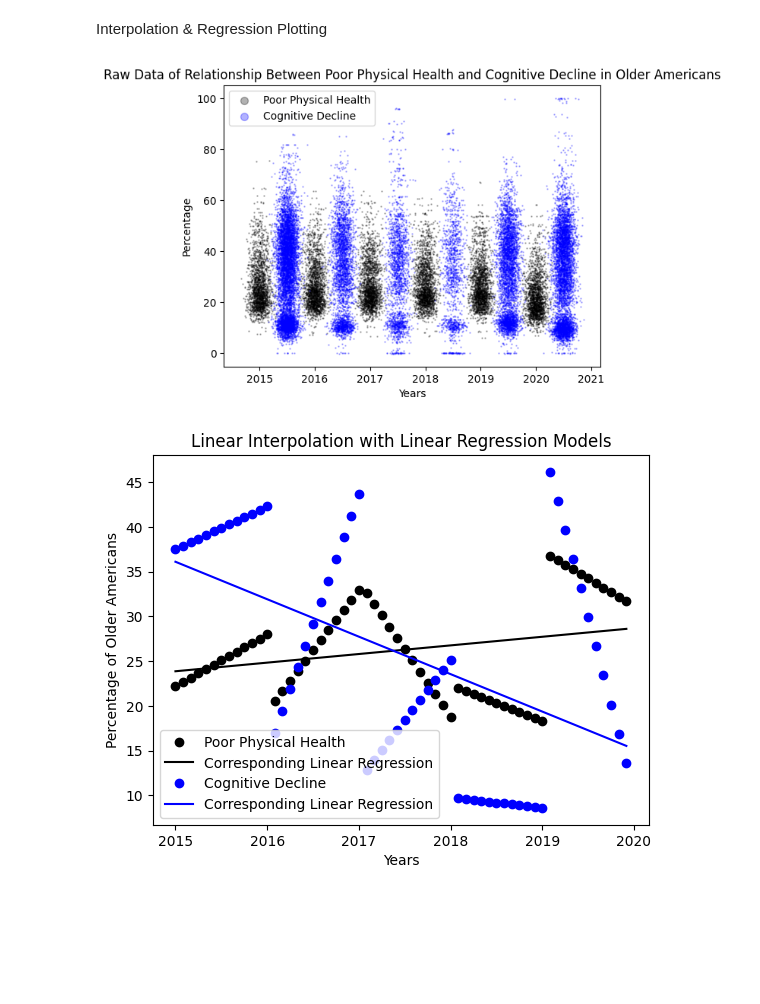
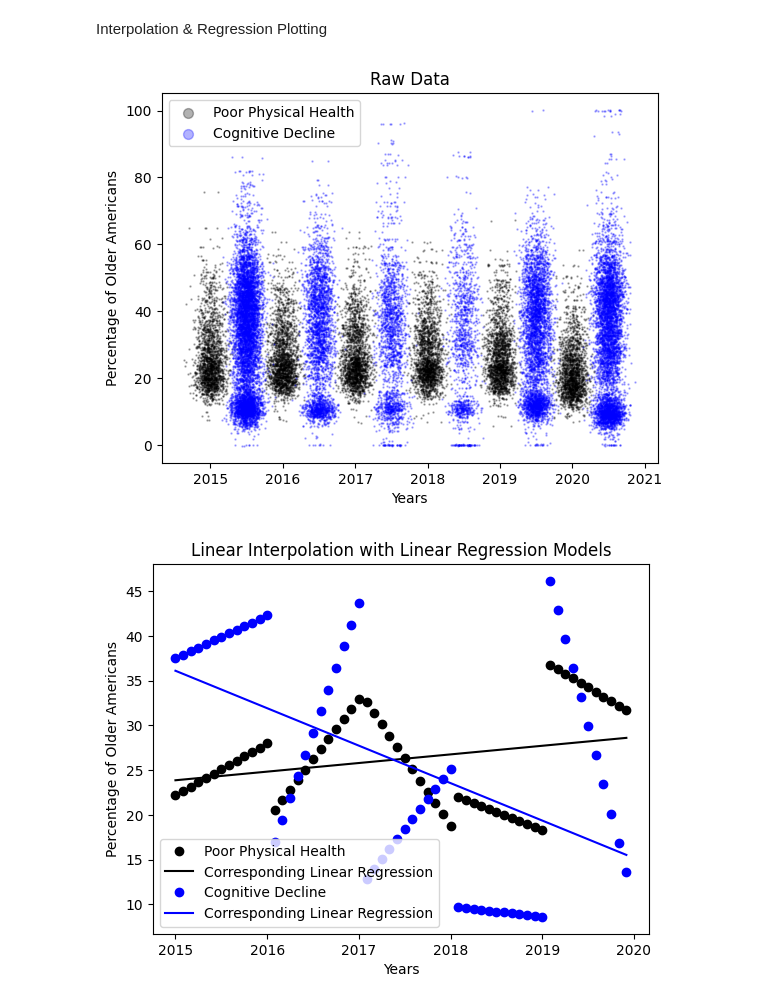
Before and after one commit to wannleach/MAT-421, a Jupyter notebook: Paper.ipynb, the cells around one changed output. Drawn from its saved outputs; the diff is of its cells as text; code cells hidden in the pictures; blank space fills up the shorter version.

```diff
--- a/Paper.ipynb
+++ b/Paper.ipynb
@@ -117,8 +117,8 @@ plt.figure(figsize = figsize)
 plt.scatter(years_physical_jittered, percent_physical_jittered, marker = marker, c = color_physical, s = s, alpha = alpha, label="Poor Physical Health")
 plt.scatter(years_cognitive_jittered, percent_cognitive_jittered, marker = marker, c = color_cognitive, s = s, alpha = alpha, label="Cognitive Decline")
 plt.xlabel('Years')
-plt.ylabel('Percentage')
-plt.title('Raw Data of Relationship Between Poor Physical Health and Cognitive Decline in Older Americans')
+plt.ylabel('Percentage of Older Americans')
+plt.title('Raw Data')
 plt.legend(markerscale = 10)
 plt.savefig('raw.png', bbox_inches='tight')
 
@@ -159,34 +159,34 @@ plt.plot(years_interpol, quadratic_func(years_interpol, *popt_cognitive_lin_quad
 plt.xlabel('Years')
 plt.ylabel('Percentage of Older Americans')
 plt.title('Linear Interpolation with Quadratic Regression Models')
 plt.legend(loc='lower left')
 plt.savefig('linear_interpol_quadratic_reg.png', bbox_inches='tight')
 
 
 # Cubic Interpolation & Regression Plotting
 plt.figure(figsize = figsize)
 
 plt.plot(years_interpol, percent_physical_cubic,
          color=color_physical, marker=marker, linestyle=linestyle_interpol, label="Poor Physical Health")
 plt.plot(years_interpol, cubic_func(years_interpol, *popt_physical_cubic_cubicreg),
          color=color_physical, linestyle=linestyle_reg, label='Corresponding Cubic Regression')
 
 plt.plot(years_interpol, percent_cognitive_cubic,
          color=color_cognitive, marker=marker, linestyle=linestyle_interpol, label="Cognitive Decline")
 plt.plot(years_interpol, cubic_func(years_interpol, *popt_cognitive_cubic_cubicreg),
          color=color_cognitive, linestyle=linestyle_reg, label='Corresponding Cubic Regression')
 
 plt.xlabel('Years')
 plt.ylabel('Percentage of Older Americans')
 plt.title('Cubic Interpolation with Cubic Regression Models')
 plt.legend()
 plt.savefig('cubic_interpol_cubic_reg.png', bbox_inches='tight')
 
 
 # Show all plots
 plt.show()
 # %% [output]
-[figure, old version]
+[figure, new version]
 [figure]
 [figure]
 [figure]
```
